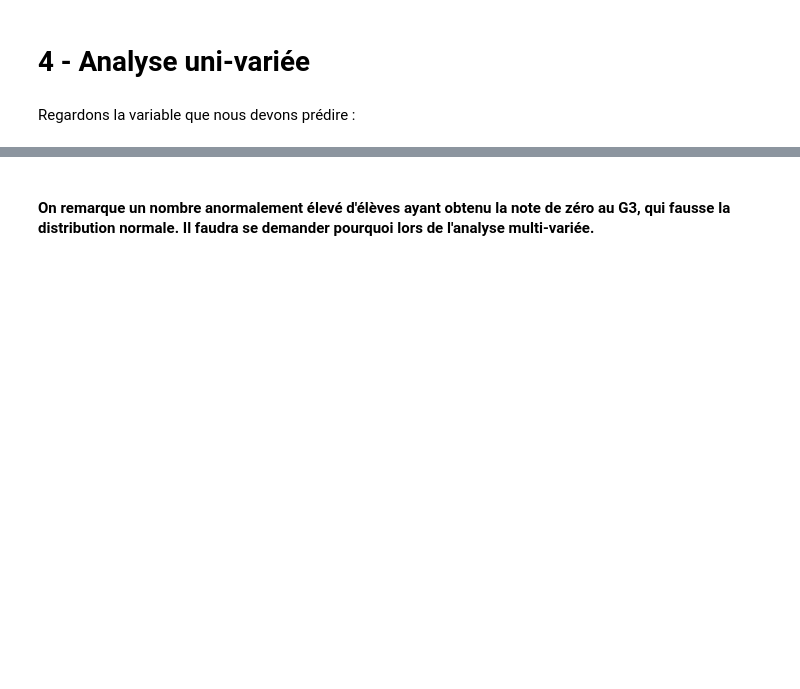
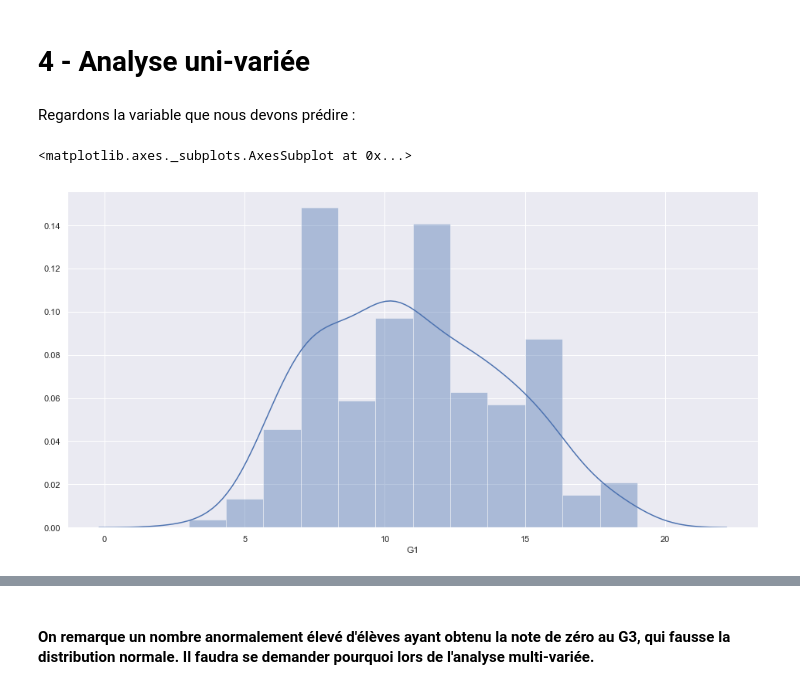
Before and after one commit to nguyenkhacbaoanh/EDA-Portuguese-school, a Jupyter notebook: EDA-Portuguese-Schools-Success.ipynb, the cells around one changed output, grey strips where cells are left out. Drawn from its saved outputs; the diff is of its cells as text; code cells hidden in the pictures; blank space fills up the shorter version.

```diff
--- a/EDA-Portuguese-Schools-Success.ipynb
+++ b/EDA-Portuguese-Schools-Success.ipynb
@@ -169,3 +168,8 @@ df.boxplot(figsize=(15,5))
 # 4 - Analyse uni-variée
 # %% [markdown]
 Regardons la variable que nous devons prédire :
+# %%
+sns.distplot(df['G1'])
+# %% [output]
+<matplotlib.axes._subplots.AxesSubplot at 0x...>
+[figure, added]
```
Also changed, not shown: parts of 23 cells of this notebook.
